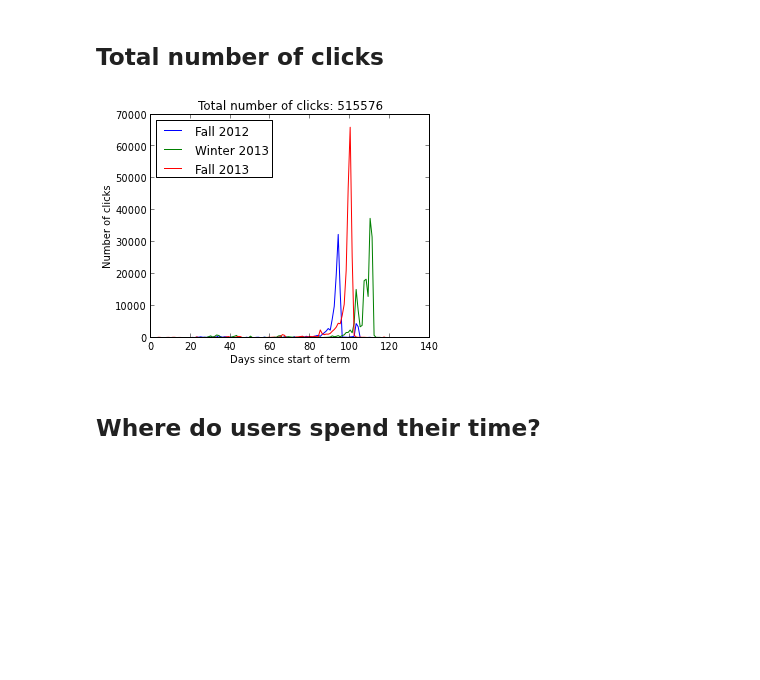
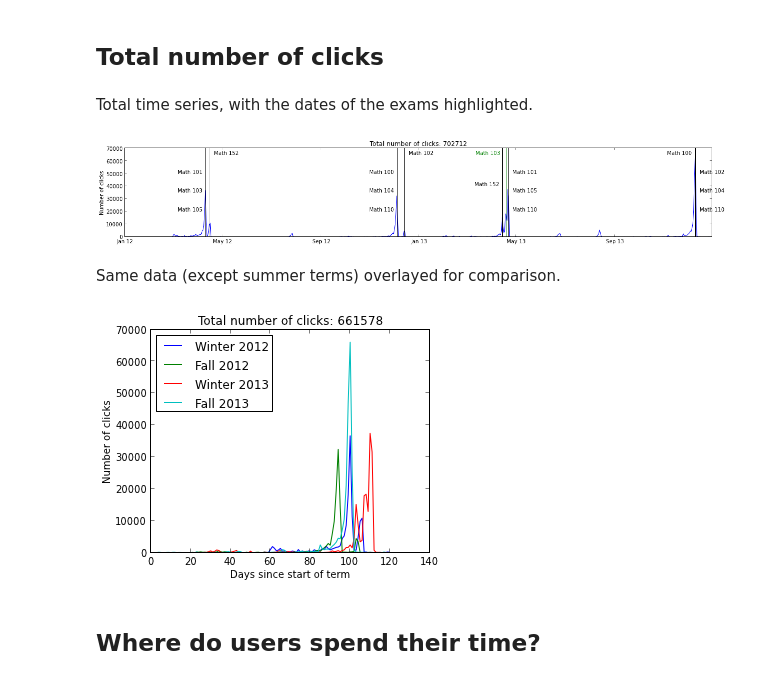
Before and after one commit to MathEducationResources/google-analytics, a Jupyter notebook: mer_py_google_analytics.ipynb, the cells around one changed output. Drawn from its saved outputs; the diff is of its cells as text; code cells hidden in the pictures; blank space fills up the shorter version.

Commit message:
adds total time series, mascot, and displays average time in minutes instead of seconds.

```diff
--- a/mer_py_google_analytics.ipynb
+++ b/mer_py_google_analytics.ipynb
@@ -23,21 +30,33 @@ For more information, type 'help(pylab)'.
 # %% [markdown]
 Load data sets, just for the Fall and Winter periods
 # %%
+dict_W12,clicks_W12 = data_to_info_clicks('Analytics_Winter2012.csv')
 dict_F12,clicks_F12 = data_to_info_clicks('Analytics_Fall2012.csv')
 dict_W13,clicks_W13 = data_to_info_clicks('Analytics_Winter2013.csv')
 dict_F13,clicks_F13 = data_to_info_clicks('Analytics_Fall2013.csv')
 # %% [markdown]
 ## Total number of clicks
+# %% [markdown]
+Total time series, with the dates of the exams highlighted.
+# %%
+plt.figure(figsize(20,3))
+plot_total_clicks_time_series('all_clicks.csv')
+plt.savefig('total_number_of_clicks_time_series.png')
+# %% [output]
+[figure, added]
+# %% [markdown]
+Same data (except summer terms) overlayed for comparison.
 # %%
 plt.figsize(5,4)
+plot_clicks(clicks_W12)
 plot_clicks(clicks_F12)
 plot_clicks(clicks_W13)
 plot_clicks(clicks_F13)
-plt.legend(['Fall 2012','Winter 2013','Fall 2013'],'upper left')
-plt.title('Total number of clicks: ' + str(sum(clicks_F12) + sum(clicks_W13) + sum(clicks_F13)))
+plt.legend(['Winter 2012', 'Fall 2012','Winter 2013','Fall 2013'],'upper left')
+plt.title('Total number of clicks: ' + str(sum(clicks_W12) + sum(clicks_F12) + sum(clicks_W13) + sum(clicks_F13)))
 plt.savefig('total_number_of_clicks.png')
 # %% [output]
-[figure, old version]
+[figure, new version]
 # %% [markdown]
 ## Where do users spend their time?
 # %% [markdown]
```
Also changed, not shown: parts of 7 cells of this notebook, 3 other files.
